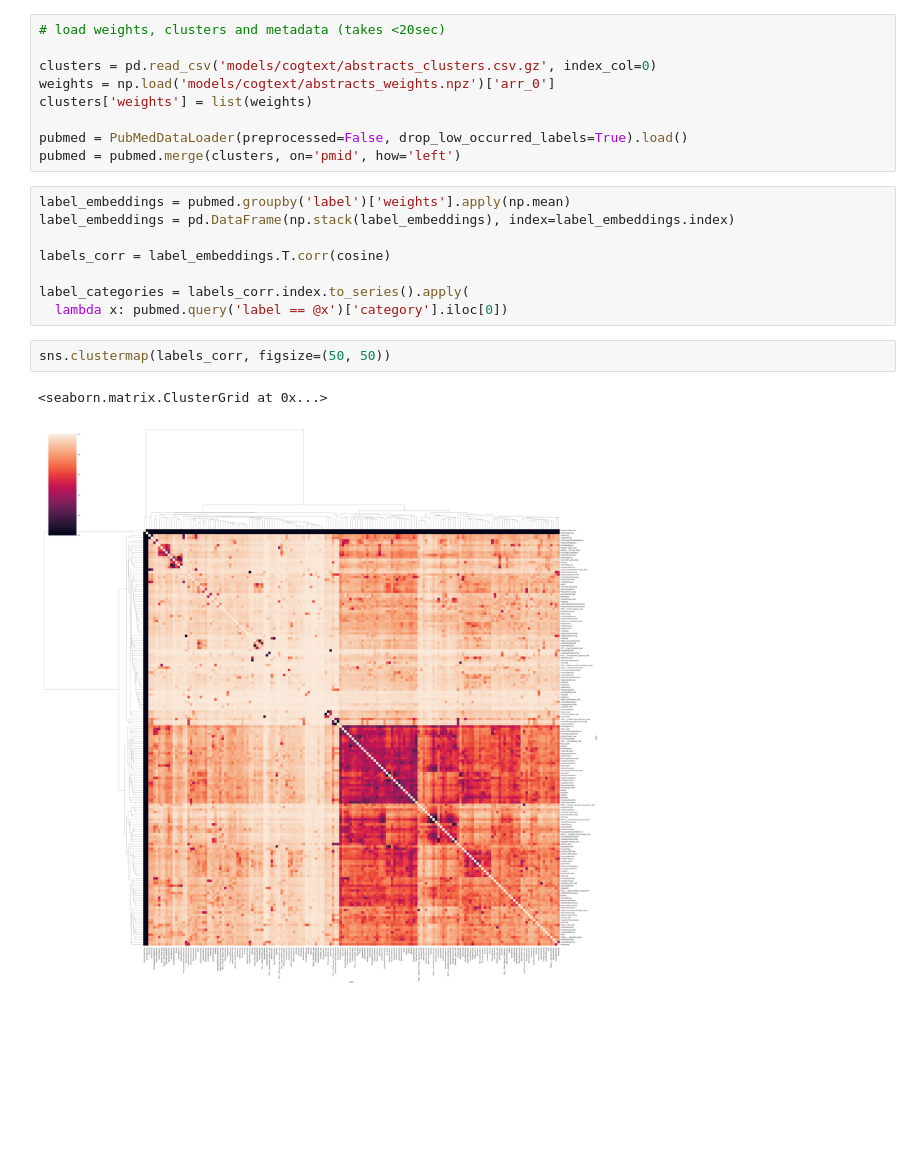
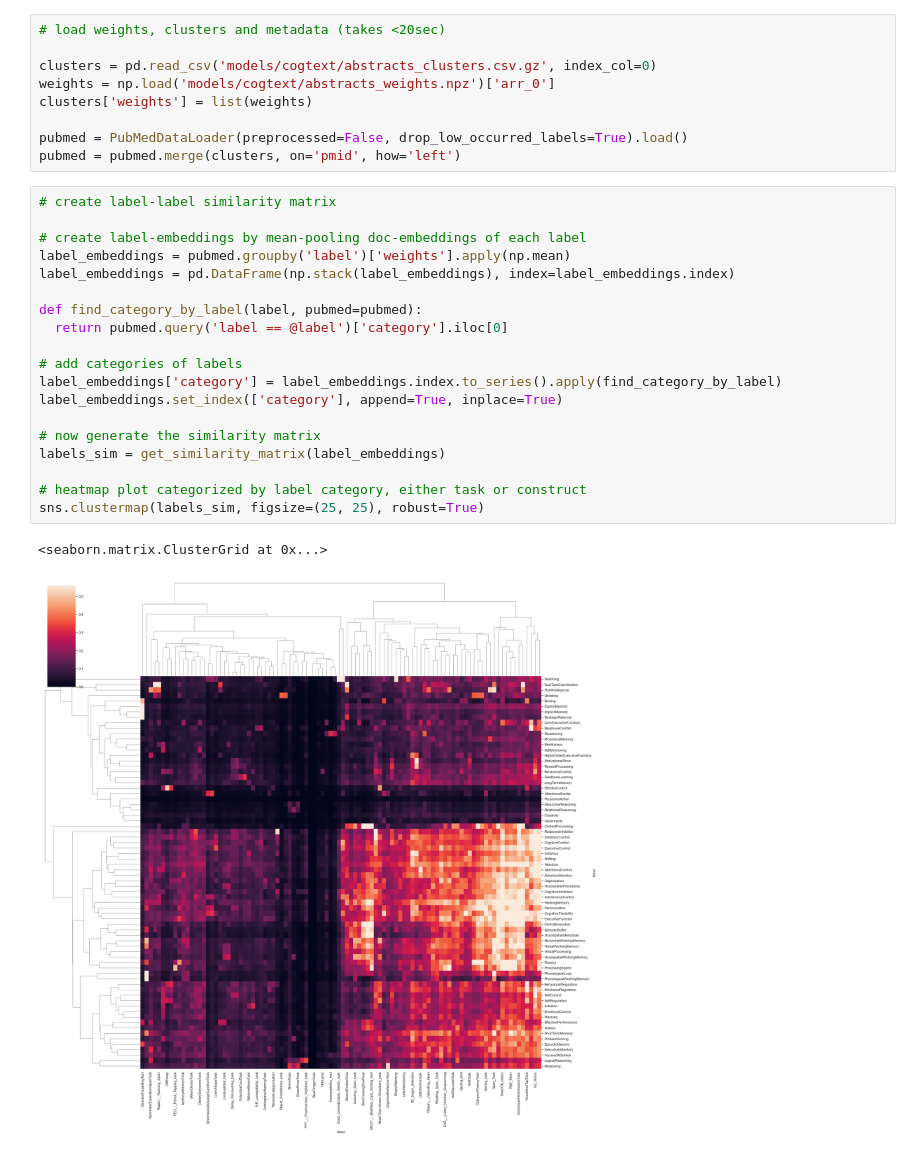
Before and after one commit to morteza/CogText, a Jupyter notebook: notebooks/4-2 TopicWeight Embeddings.ipynb, the cells around one changed output. Saved outputs shown, nothing was run; the diff lists cells and outputs as text; blank space fills up the shorter version.

```diff
--- a/notebooks/4-2 TopicWeight Embeddings.ipynb
+++ b/notebooks/4-2 TopicWeight Embeddings.ipynb
@@ -20,19 +19,28 @@ clusters['weights'] = list(weights)
 
 pubmed = PubMedDataLoader(preprocessed=False, drop_low_occurred_labels=True).load()
 pubmed = pubmed.merge(clusters, on='pmid', how='left')
-# %%
-label_embeddings = pubmed.groupby('label')['weights'].apply(np.mean)
-label_embeddings = pd.DataFrame(np.stack(label_embeddings), index=label_embeddings.index)
-
-labels_corr = label_embeddings.T.corr(cosine)
-
-label_categories = labels_corr.index.to_series().apply(
-  lambda x: pubmed.query('label == @x')['category'].iloc[0])
-# %%
-sns.clustermap(labels_corr, figsize=(50, 50))
-# %% [output]
-<seaborn.matrix.ClusterGrid at 0x...>
-[figure, removed]
+# %%
+# create label-label similarity matrix
+
+# create label-embeddings by mean-pooling doc-embeddings of each label
+label_embeddings = pubmed.groupby('label')['weights'].apply(np.mean)
+label_embeddings = pd.DataFrame(np.stack(label_embeddings), index=label_embeddings.index)
+
+def find_category_by_label(label, pubmed=pubmed):
+  return pubmed.query('label == @label')['category'].iloc[0]
+
+# add categories of labels
+label_embeddings['category'] = label_embeddings.index.to_series().apply(find_category_by_label)
+label_embeddings.set_index(['category'], append=True, inplace=True)
+
+# now generate the similarity matrix
+labels_sim = get_similarity_matrix(label_embeddings)
+
+# heatmap plot categorized by label category, either task or construct
+sns.clustermap(labels_sim, figsize=(25, 25), robust=True)
+# %% [output]
+<seaborn.matrix.ClusterGrid at 0x...>
+[figure, added]
 # %%
 fig, ax = plt.subplots(1,1, figsize=(15,15))
 
```
Also changed, not shown: parts of 3 cells of this notebook, 1 other file.
